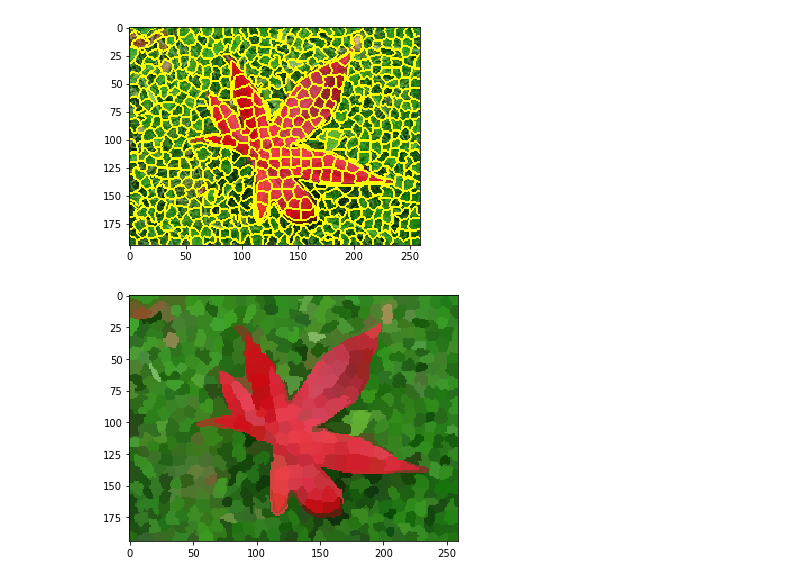
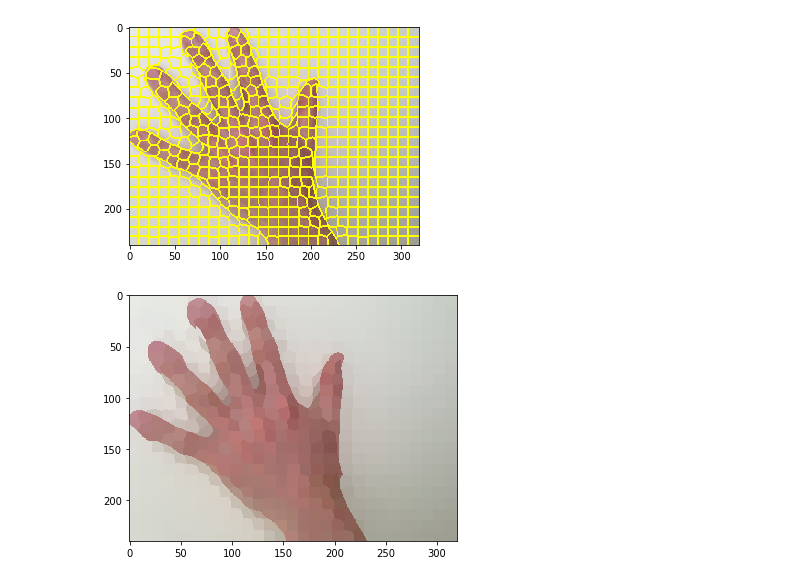
Before and after one commit to deepaksinghcv/Contrast-Based-Filtering-for-Salient-Region-Detection, a Jupyter notebook: code/src/Super_pixels.ipynb, the cells around one changed output. Drawn from its saved outputs; the diff is of its cells as text; code cells hidden in the pictures.

```diff
--- a/code/src/Super_pixels.ipynb
+++ b/code/src/Super_pixels.ipynb
@@ -29,7 +29,7 @@ def abstract(i):
 
     # show the output of SLIC
 
-    plt.imshow(mark_boundaries(image_rgb, segments))
+    plt.imshow(mark_boundaries(image, segments))
     plt.savefig('segment.jpg')
     plt.show()
     n_segments = segments.max() + 1
@@ -127,19 +125,19 @@ def abstract(i):
 # cv2.imwrite('image_copy.jpg',(image_copy * 255).astype('uint8'))
 # %%
 from skimage import io
-image=io.imread('flower.jpg')
-image_uniqueness=np.zeros((image_norm.shape[0],image_norm.shape[1],3))
-image_distribution=np.zeros((image_norm.shape[0],image_norm.shape[1],3))
+image=io.imread('hands1.jpg')
+image_uniqueness=np.zeros((image.shape[0],image.shape[1],3))
+image_distribution=np.zeros((image.shape[0],image.shape[1],3))
 
 colors=[]
 positions=[]
 colors,positions,seg,d_p,o,d_u = abstract(image)
 io.imshow(o)
 io.show()
 #d_u
 # %% [output]
-[figure, old version]
+[figure, new version]
-[figure, old version]
+[figure, new version]
 # %%
 
 sigmap = 1
```
Also changed, not shown: parts of 8 cells of this notebook.
